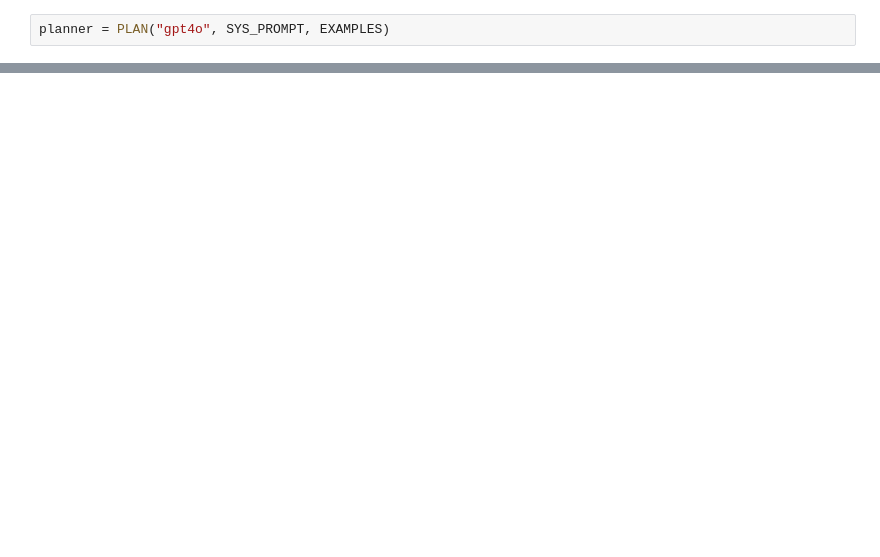
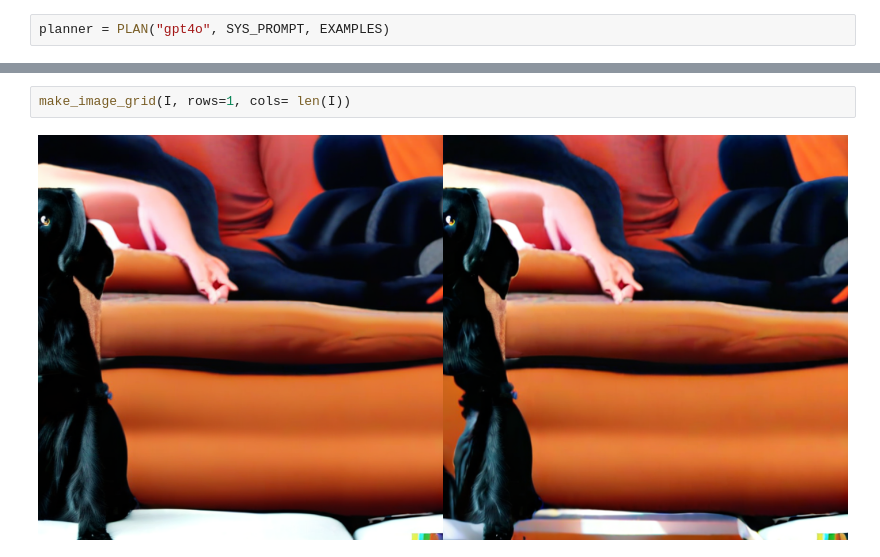
Before and after one commit to dair-iitd/GraPE, a Jupyter notebook: Demo.ipynb, the cells around one changed output, grey strips where cells are left out. Saved outputs shown, nothing was run; the diff lists cells and outputs as text; blank space fills up the shorter version.

```diff
--- a/Demo.ipynb
+++ b/Demo.ipynb
@@ -46,0 +61,4 @@ O
+# %%
+make_image_grid(I, rows=1, cols= len(I))
+# %% [output]
+[figure, added]
```
Also changed, not shown: parts of 8 cells of this notebook, 4 other files.
